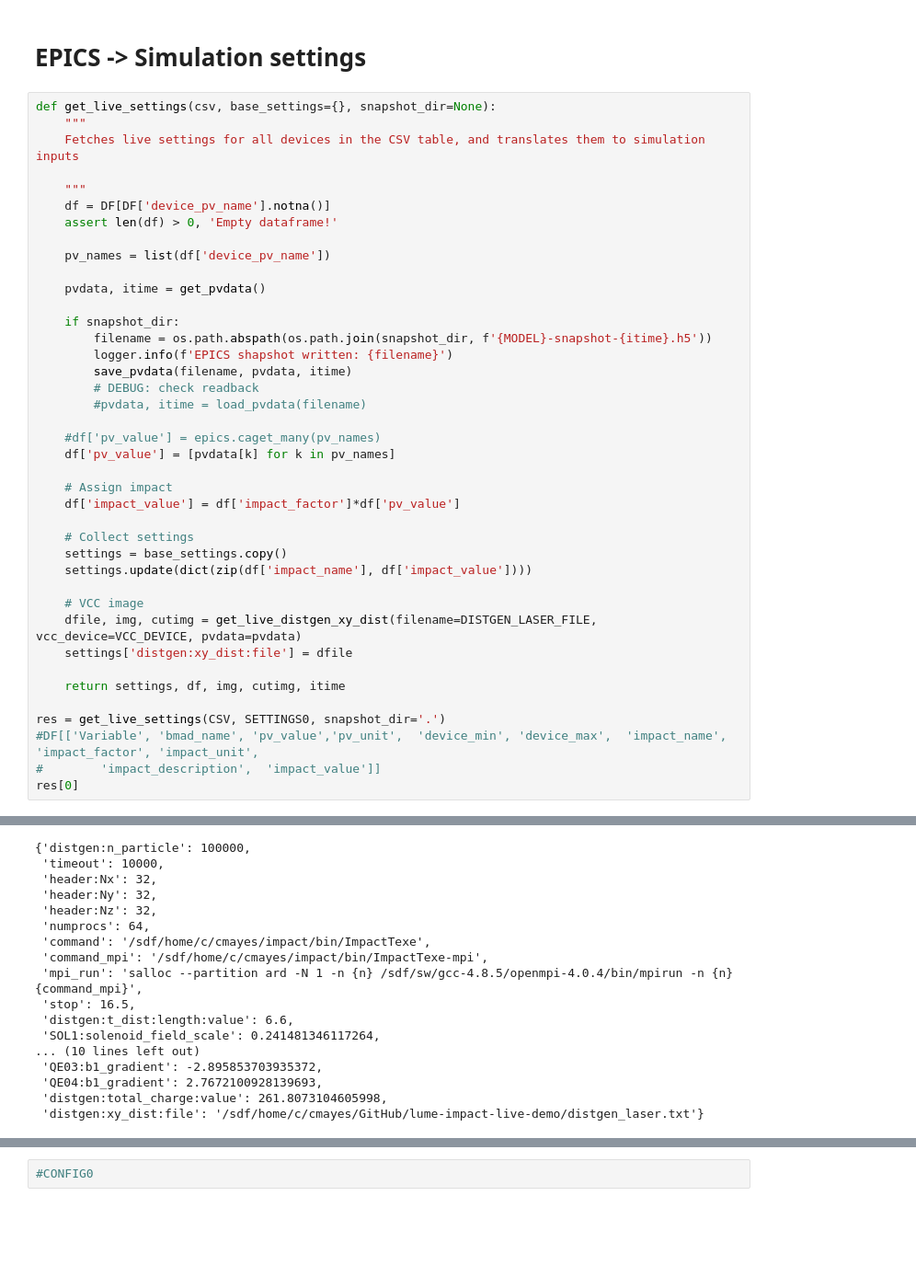
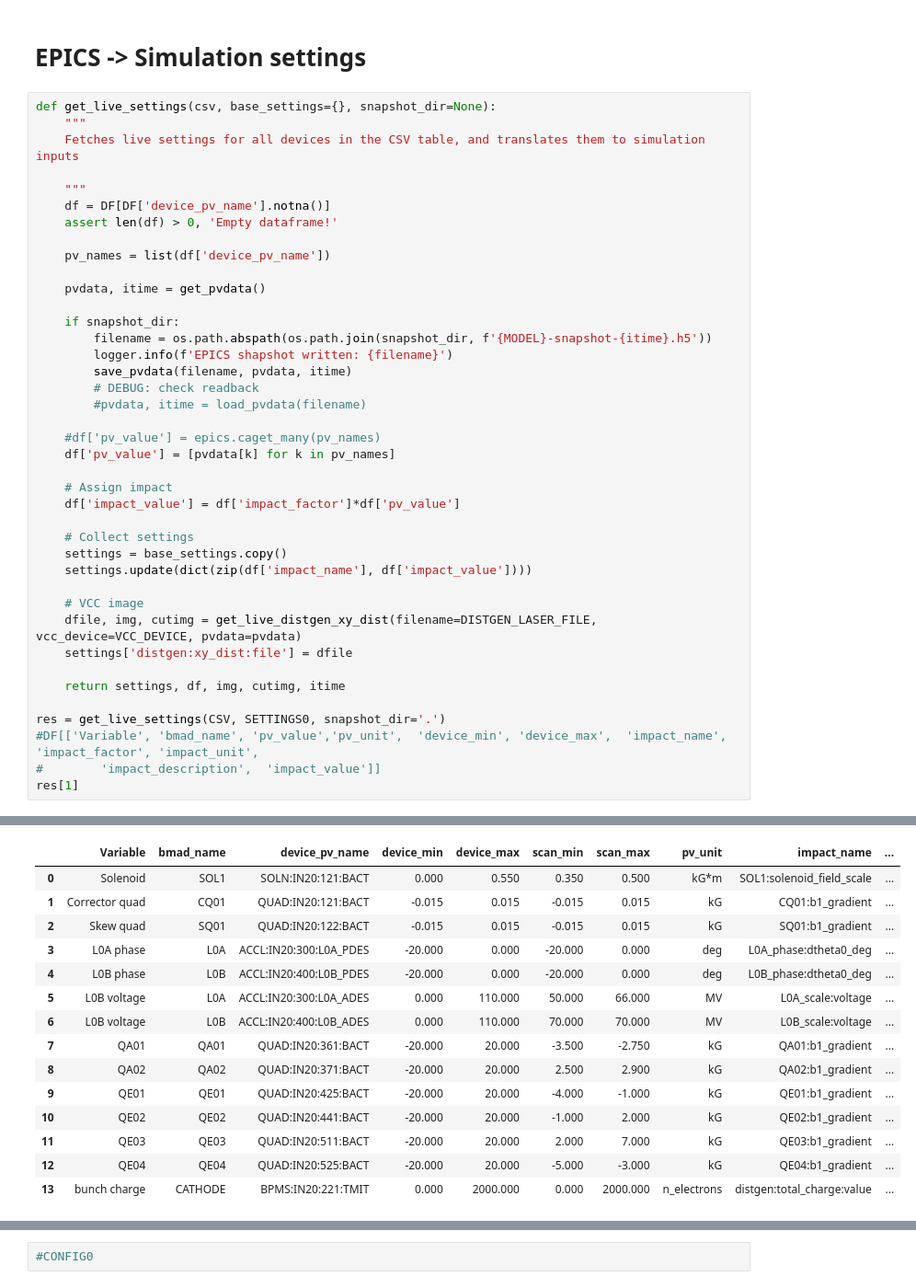
Before and after one commit to ChristopherMayes/lume-impact-live-demo, a Jupyter notebook: lume-impact-live-demo.ipynb, the cells around one changed output, grey strips where cells are left out. Shown at 92% size. Saved outputs shown, nothing was run; the diff lists cells and outputs as text; blank space fills up the shorter version.

```diff
--- a/lume-impact-live-demo.ipynb
+++ b/lume-impact-live-demo.ipynb
@@ -324,5 +348,5 @@ def get_live_settings(csv, base_settings={}, snapshot_dir=None):
 res = get_live_settings(CSV, SETTINGS0, snapshot_dir='.')
 #DF[['Variable', 'bmad_name', 'pv_value','pv_unit',  'device_min', 'device_max',  'impact_name', 'impact_factor', 'impact_unit',
 #        'impact_description',  'impact_value']]
-res[0]
+res[1]
 # %% [output]
@@ -331,20 +355,18 @@ EPICS shapshot written: /sdf/home/c/cmayes/GitHub/lume-impact-live-demo/cu_inj-s
-{'distgen:n_particle': 100000,
- 'timeout': 10000,
- 'header:Nx': 32,
- 'header:Ny': 32,
- 'header:Nz': 32,
- 'numprocs': 64,
- 'command': '/sdf/home/c/cmayes/impact/bin/ImpactTexe',
- 'command_mpi': '/sdf/home/c/cmayes/impact/bin/ImpactTexe-mpi',
- 'mpi_run': 'salloc --partition ard -N 1 -n {n} /sdf/sw/gcc-4.8.5/openmpi-4.0.4/bin/mpirun -n {n} {command_mpi}',
- 'stop': 16.5,
- 'distgen:t_dist:length:value': 6.6,
- 'SOL1:solenoid_field_scale': 0.241481346117264,
-... (10 lines left out)
- 'QE03:b1_gradient': -2.895853703935372,
- 'QE04:b1_gradient': 2.7672100928139693,
- 'distgen:total_charge:value': 261.8073104605998,
- 'distgen:xy_dist:file': '/sdf/home/c/cmayes/GitHub/lume-impact-live-demo/distgen_laser.txt'}
+|  | Variable | bmad_name | device_pv_name | device_min | device_max | scan_min | scan_max | pv_unit | impact_name | ... |
+| 0 | Solenoid | SOL1 | SOLN:IN20:121:BACT | 0.000 | 0.550 | 0.350 | 0.500 | kG*m | SOL1:solenoid_field_scale | ... |
+| 1 | Corrector quad | CQ01 | QUAD:IN20:121:BACT | -0.015 | 0.015 | -0.015 | 0.015 | kG | CQ01:b1_gradient | ... |
+| 2 | Skew quad | SQ01 | QUAD:IN20:122:BACT | -0.015 | 0.015 | -0.015 | 0.015 | kG | SQ01:b1_gradient | ... |
+| 3 | L0A phase | L0A | ACCL:IN20:300:L0A_PDES | -20.000 | 0.000 | -20.000 | 0.000 | deg | L0A_phase:dtheta0_deg | ... |
+| 4 | L0B phase | L0B | ACCL:IN20:400:L0B_PDES | -20.000 | 0.000 | -20.000 | 0.000 | deg | L0B_phase:dtheta0_deg | ... |
+| 5 | L0B voltage | L0A | ACCL:IN20:300:L0A_ADES | 0.000 | 110.000 | 50.000 | 66.000 | MV | L0A_scale:voltage | ... |
+| 6 | L0B voltage | L0B | ACCL:IN20:400:L0B_ADES | 0.000 | 110.000 | 70.000 | 70.000 | MV | L0B_scale:voltage | ... |
+| 7 | QA01 | QA01 | QUAD:IN20:361:BACT | -20.000 | 20.000 | -3.500 | -2.750 | kG | QA01:b1_gradient | ... |
+| 8 | QA02 | QA02 | QUAD:IN20:371:BACT | -20.000 | 20.000 | 2.500 | 2.900 | kG | QA02:b1_gradient | ... |
+| 9 | QE01 | QE01 | QUAD:IN20:425:BACT | -20.000 | 20.000 | -4.000 | -1.000 | kG | QE01:b1_gradient | ... |
+| 10 | QE02 | QE02 | QUAD:IN20:441:BACT | -20.000 | 20.000 | -1.000 | 2.000 | kG | QE02:b1_gradient | ... |
+| 11 | QE03 | QE03 | QUAD:IN20:511:BACT | -20.000 | 20.000 | 2.000 | 7.000 | kG | QE03:b1_gradient | ... |
+| 12 | QE04 | QE04 | QUAD:IN20:525:BACT | -20.000 | 20.000 | -5.000 | -3.000 | kG | QE04:b1_gradient | ... |
+| 13 | bunch charge | CATHODE | BPMS:IN20:221:TMIT | 0.000 | 2000.000 | 0.000 | 2000.000 | n_electrons | distgen:total_charge:value | ... |
 # %%
 gfile = CONFIG0['distgen_input_file']
 from distgen import Generator
```
Also changed, not shown: parts of 16 cells of this notebook, 4 other files.
